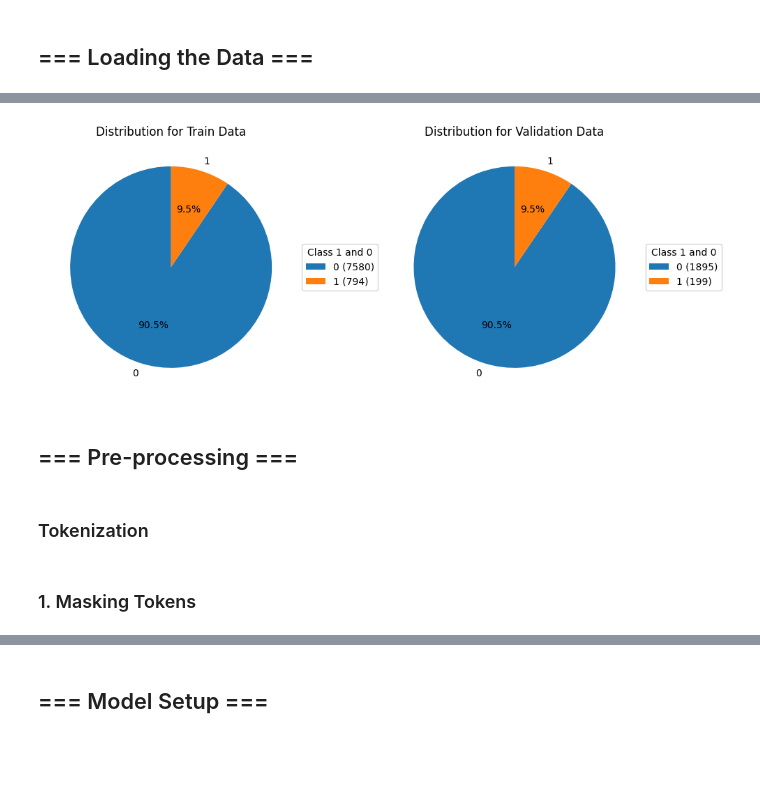
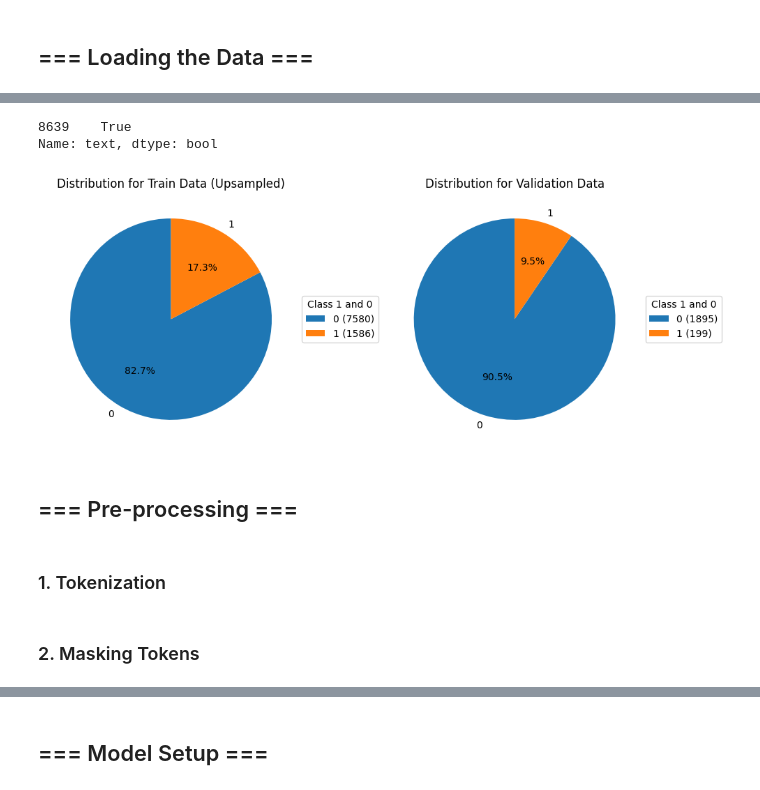
Before and after one commit to avzh1/nlp_bert_classifier, a Jupyter notebook: src/binary-classification.ipynb, the cells around one changed output, grey strips where cells are left out. Saved outputs shown, nothing was run; the diff lists cells and outputs as text; code cells hidden in the pictures; blank space fills up the shorter version.

```diff
--- a/src/binary-classification.ipynb
+++ b/src/binary-classification.ipynb
@@ -134,12 +127,18 @@ def plot_data_splits(X_train, X_val, y_train, y_val, test_data):
 # %% [markdown]
 ## === Loading the Data ===
 # %%
-# Import Data
-train_data_path = f'{data_path}/dontpatronizeme_pcl.tsv'
-test_data_path  = f'{data_path}/task4_test.tsv'
+# Import Raw Unprocessed Data
+unedited_train_data_df = pd.read_csv(f'{data_path}/dontpatronizeme_pcl.tsv', delimiter='\t', skiprows=4, header=None, names=['par_id','art_id','keyword','country_code', 'text','labels'])
+test_data_df  = pd.read_csv(f'{data_path}/task4_test.tsv',  delimiter='\t', skiprows=4, header=None, names=['par_id','art_id','keyword','country_code', 'text'])
 
-train_data = pd.read_csv(train_data_path, delimiter='\t', skiprows=4, header=None, names=['par_id','art_id','keyword','country_code', 'text','label'])
-test_data  = pd.read_csv(test_data_path,  delimiter='\t', skiprows=4, header=None, names=['par_id','art_id','keyword','country_code', 'text'])
+# Import Data with the assumption that we've already preprocessed the data
+train_data_df = pd.read_csv(f'{data_path}/pre-processed/sampled_train_data.tsv', header=0, delimiter='\t')
+val_data_df = pd.read_csv(f'{data_path}/pre-processed/sampled_val_data.tsv', header=0, delimiter='\t')
 
-train_data = train_data.drop(['art_id'], axis=1)
-test_data = test_data.drop(['art_id'], axis=1)
+# Remove redundant information
+test_data_df = test_data_df.drop(['art_id'], axis=1)
+
+# Include a dummy column so that they may use the same DataSet class
+test_data_df['labels'] = -1
+
+test_data_df
@@ -166,16 +159,20 @@ test_data['labels'] = -1 # for compatibility with the dataloader, set a dummy la
+# %%
+# unedited_train_data_df
+unedited_train_data_df[unedited_train_data_df['text'].isnull()]['text'].isnull()
+# %% [output]
+8639    True
+Name: text, dtype: bool
 # %%
 id2label = {0: "non-PCL", 1: "PCL"}
 label2id = {"non-PCL": 0, "PCL": 1}
-# %%
-X_train, X_val, y_train, y_val = generate_data_splits(train_data)
-
-pie_data_distributions([y_train, y_val], ['Train Data', 'Validation Data'])
-# %% [output]
-[figure, removed]
+# %%
+pie_data_distributions([train_data_df['labels'], val_data_df['labels']], ['Train Data (Upsampled)', 'Validation Data'])
+# %% [output]
+[figure, added]
 # %% [markdown]
 ## === Pre-processing ===
 # %% [markdown]
-### Tokenization
+### 1. Tokenization
 # %%
 from typing import List
 
@@ -194,7 +191,7 @@ def tokenize_text(text: List[str], tokenizer: BertTokenizer, max_length: int = 3
     # We pad shorter sentences to a length of trunc_len tokens since the maximum sequence size for BERT is 512
     return tokenizer(text, return_tensors='pt', padding=True, truncation=True, max_length=max_length)
 # %% [markdown]
-### 1. Masking Tokens
+### 2. Masking Tokens
 # %%
 def mask_tokens(inputs, tokenizer, mlm_probability):
     """Given a tokenized input, will prepare masked tokens inputs/labels for Masked Language Modelling. 'We want to train BERT to predict an mlm_probability% of tokens (in the original paper it is 15%) of which 80% will be replaced by a ``[MASK]`` token, 10% with a random token and 10% remain the same token.' (from tutorial)
```
Also changed, not shown: parts of 21 cells of this notebook, 4 other files.
